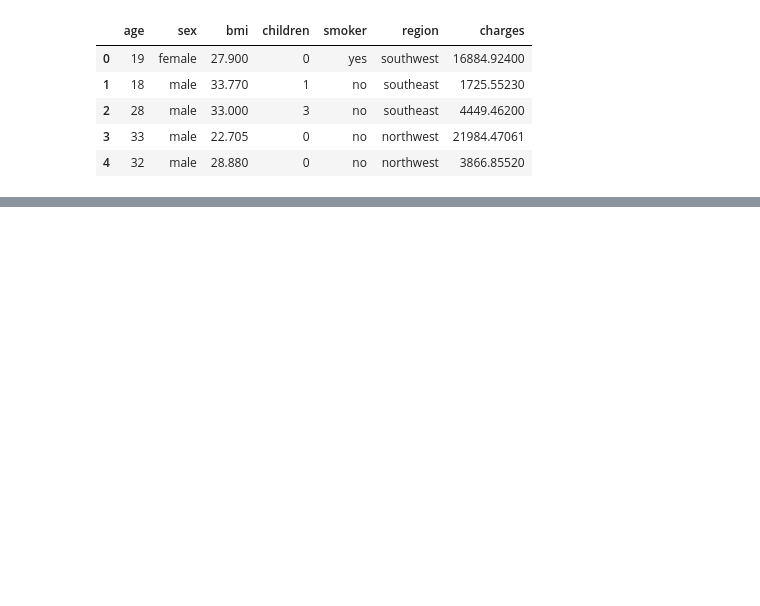
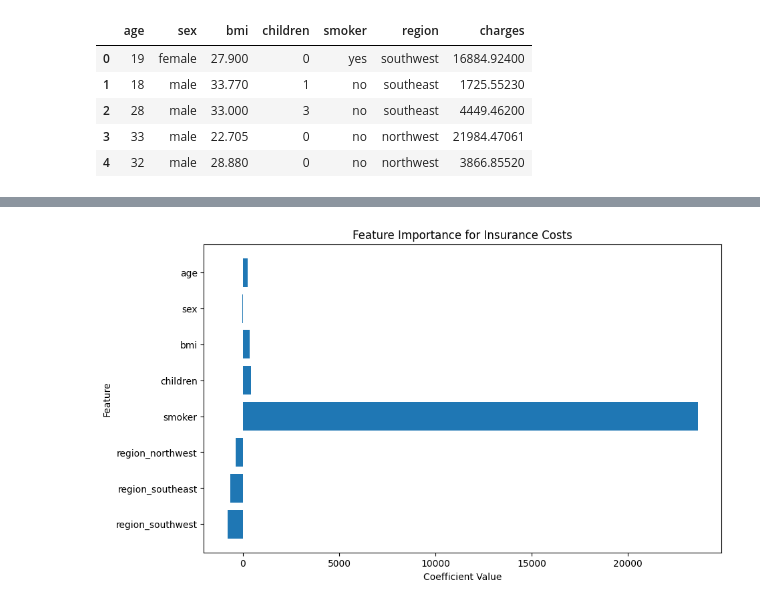
Before and after one commit to MRazin172/Insurance, a Jupyter notebook: insurance.ipynb, the cells around one changed output, grey strips where cells are left out. Cells and saved outputs as stored; diff of their text form; code cells hidden in the pictures; blank space fills up the shorter version.

```diff
--- a/insurance.ipynb
+++ b/insurance.ipynb
@@ -22,0 +123,17 @@ insu.head()
+# %%
+import matplotlib.pyplot as plt
+
+# Extract coefficients and feature names
+coefficients = model.coef_
+feature_names = X.columns
+
+# Create a bar chart
+plt.figure(figsize=(10, 6))
+plt.barh(feature_names, coefficients)
+plt.xlabel('Coefficient Value')
+plt.ylabel('Feature')
+plt.title('Feature Importance for Insurance Costs')
+plt.gca().invert_yaxis()  # Invert the y-axis for readability
+plt.show()
+# %% [output]
+[figure, added]
```
Also changed, not shown: parts of 15 cells of this notebook.
